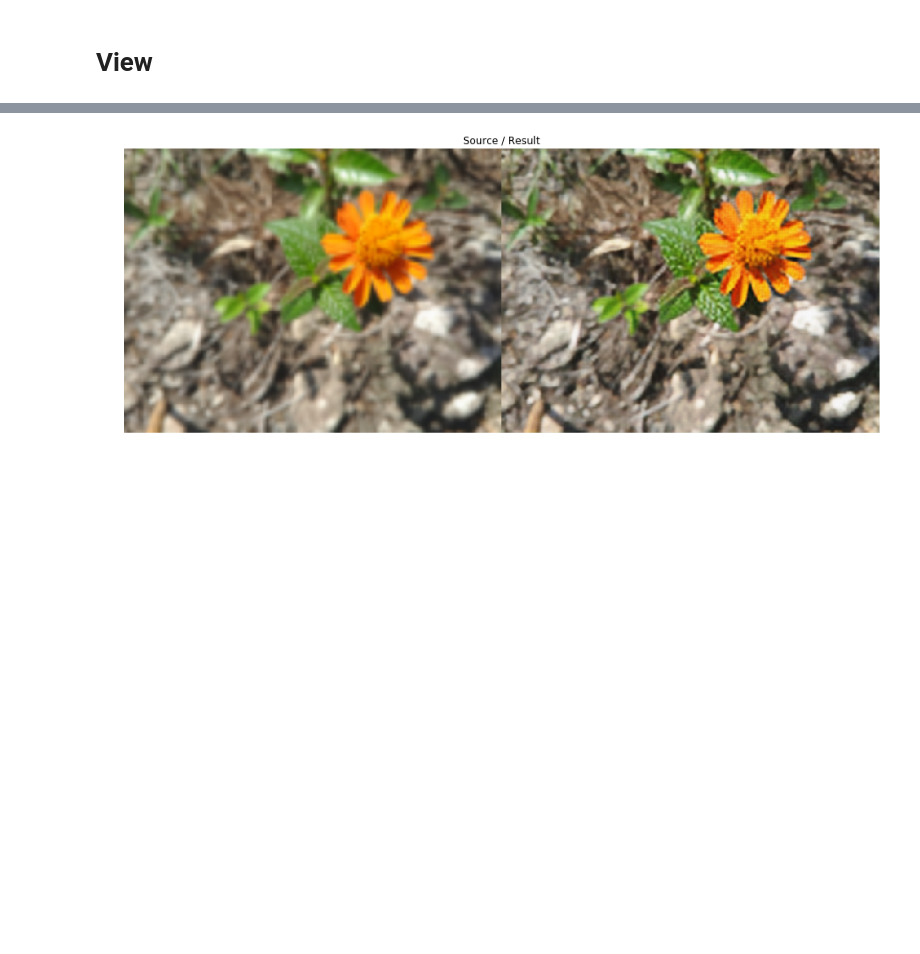
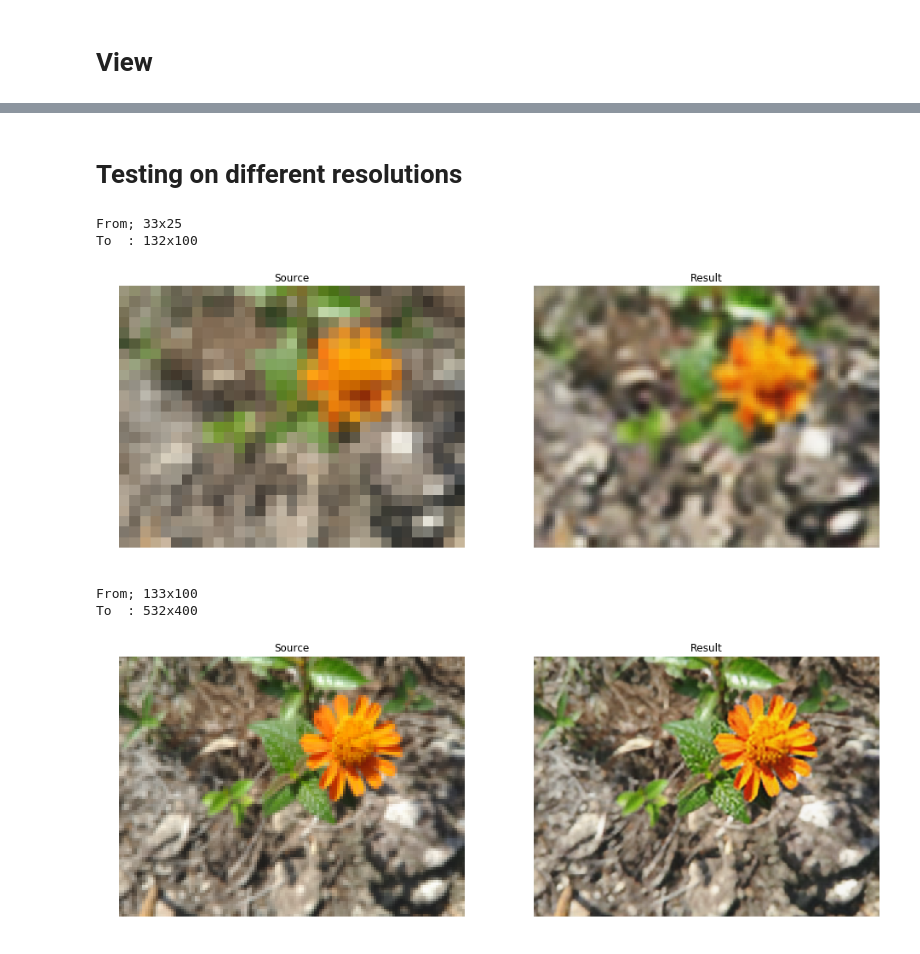
Before and after one commit to renato145/sres, a Jupyter notebook: pytorch/pytorch_version.ipynb, the cells around one changed output, grey strips where cells are left out. Cells and saved outputs as stored; diff of their text form; code cells hidden in the pictures; blank space fills up the shorter version.

```diff
--- a/pytorch/pytorch_version.ipynb
+++ b/pytorch/pytorch_version.ipynb
@@ -188,21 +204,3 @@ FileNotFoundError: [Errno 2] No such file or directory: 'model_weights_temp.pkl'
 # %%
 # LOAD
 net.load_state_dict(torch.load(model_data + '.pkl'))
-# %%
-net.eval()
-temp = iter(dloader_test).next()
-idx = random.randrange(500)
-test_lr = temp[0][idx].unsqueeze(0)
-test_hr = temp[1][idx]
-test_res = net(Var(test_lr))[0].cpu().data
-to_np = lambda x: np.transpose((x/2+0.5).clamp(0,1).numpy(), (1,2,0))
-test_hr = to_np(test_hr)
-test_lr = cv2.resize(to_np(test_lr[0]), test_hr.shape[:2])
-test_res = to_np(test_res)
-
-result = np.hstack([test_hr, test_lr, test_res])
-plt.figure(figsize=(16,16))
-plt.imshow(result)
-plt.axis('off')
-plt.title('Original / Low resolution / Result')
-plt.show()
@@ -211,23 +220,43 @@ plt.show()
+# %% [markdown]
+# Testing on different resolutions
 # %%
 from PIL import Image
 
-transfrom = transforms.Compose([
-              transforms.Scale(100),
-              transforms.ToTensor(),
-              transforms.Normalize((0.5, 0.5, 0.5), (0.5, 0.5, 0.5))])
+transfrom = lambda x: transforms.Compose([
+                          transforms.Scale(x),
+                          transforms.ToTensor(),
+                          transforms.Normalize((0.5, 0.5, 0.5), (0.5, 0.5, 0.5))])
 
-test_img = Image.open('../P70301-102125.jpg').convert('RGB')
-test_img = transfrom(test_img)
-test_img.unsqueeze_(0)
-test_res = net(Var(test_img)).data.cpu()
-test_img = to_np(test_img[0])
-test_res = to_np(test_res[0])
-test_img = cv2.resize(test_img, test_res.shape[:2][::-1])
+def upscale_img(path, resize=100, iter=1):
+    net.eval()
+    test_img = Image.open(path).convert('RGB')
+    test_img = transfrom(resize)(test_img)
+    test_img.unsqueeze_(0)
+    test_res = Var(test_img)
+    for _ in range(iter):
+        test_res = net(test_res)
+    test_res = test_res.data.cpu()
+    test_img = to_np(test_img[0])
+    test_res = to_np(test_res[0])
+    print(f'From; {test_img.shape[1]}x{test_img.shape[0]}')
+    print(f'To  : {test_res.shape[1]}x{test_res.shape[0]}')
 
-plt.figure(figsize=(16,16))
-plt.imshow(np.hstack([test_img, test_res]))
-plt.title('Source / Result')
-plt.axis('off')
-plt.show()
+    plt.figure(figsize=(16,16))
+    plt.subplot(1, 2, 1)
+    plt.imshow(test_img)
+    plt.title('Source')
+    plt.axis('off')
+    plt.subplot(1, 2, 2)
+    plt.imshow(test_res)
+    plt.title('Result')
+    plt.axis('off')
+    plt.show()
+
+for i in [25, 100]: upscale_img('../P70301-102125.jpg', i)
 # %% [output]
+From; 33x25
+To  : 132x100
-[figure, old version]
+[figure, new version]
+From; 133x100
+To  : 532x400
+[figure, added]
```
Also changed, not shown: parts of 8 cells of this notebook, 1 other file.
